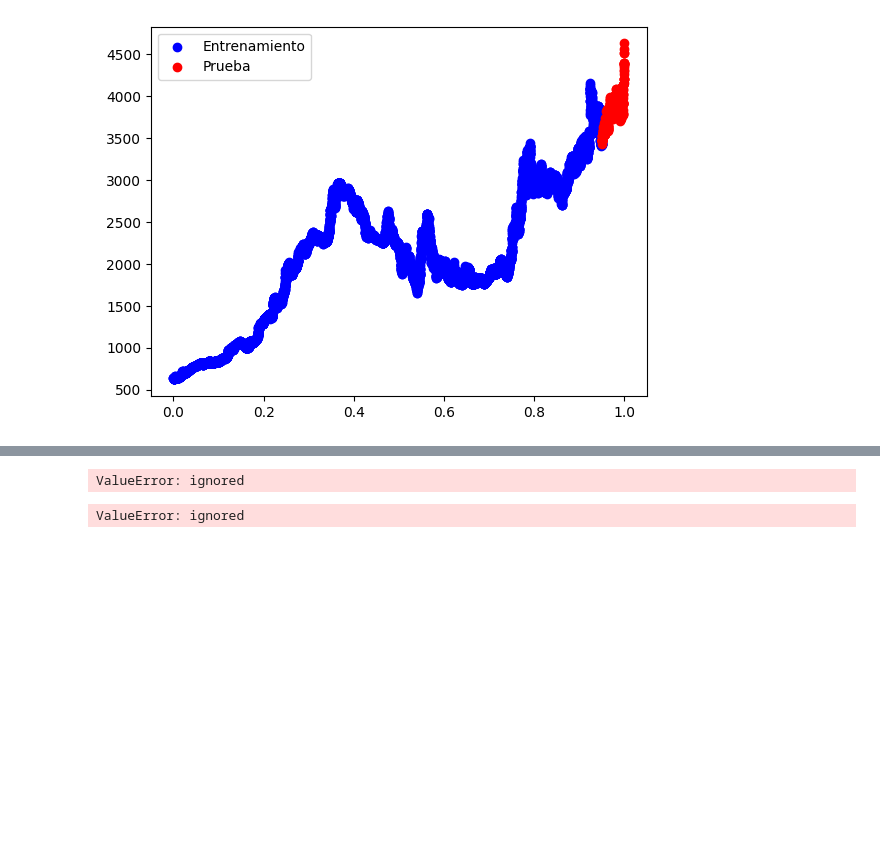
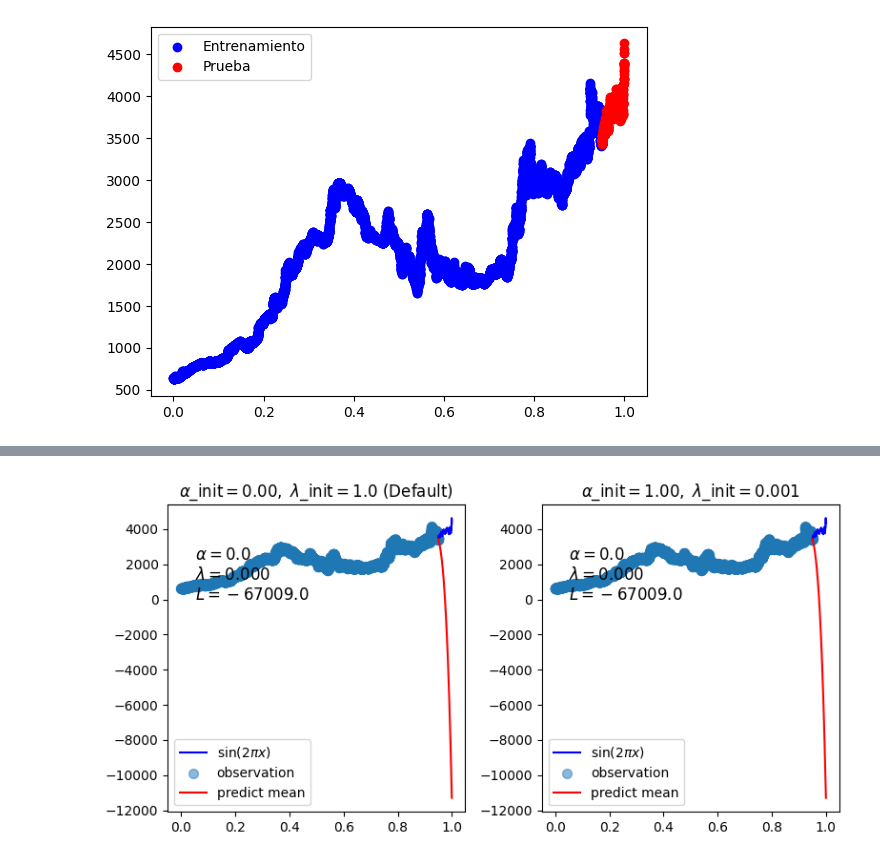
Before and after one commit to cabb1808/ProyectoSenales3, a Jupyter notebook: Proyecto_Final.ipynb, the cells around one changed output, grey strips where cells are left out. Cells and saved outputs as stored; diff of their text form; code cells hidden in the pictures; blank space fills up the shorter version.

```diff
--- a/Proyecto_Final.ipynb
+++ b/Proyecto_Final.ipynb
@@ -143,48 +143,76 @@ plt.plot(X_test,y_pred2)
 # %%
 from sklearn.linear_model import BayesianRidge
-# Aplicar PCA
-pca = PCA(n_components=1)
-X_train= pca.fit_transform(X_train)
 
+
+reg = BayesianRidge(tol=1e-6, fit_intercept=False, compute_score=True)
 n_order = 3
 # X_train = np.vander(X_train, n_order + 1, increasing=True)  #cambiar por phi
 # X_test = np.vander(X_test, n_order + 1, increasing=True)
-reg = BayesianRidge(tol=1e-6, fit_intercept=False, compute_score=True)
-
-import matplotlib.pyplot as plt
 
 fig, axes = plt.subplots(1, 2, figsize=(8, 4))
 for i, ax in enumerate(axes):
     # Bayesian ridge regression with different initial value pairs
     if i == 0:
         init = [1 / np.var(y_train), 1.0]  # Default values
     elif i == 1:
         init = [1.0, 1e-3]
         reg.set_params(alpha_init=init[0], lambda_init=init[1])
-    reg.fit(X_train, y_train)
-    ymean, ystd = reg.predict(X_test, return_std=True)
+    reg.fit(PHI_train, y_train)
 
-    ax.plot(X_test, y_test, color="blue", label="Test Data")
+    ymean, ystd = reg.predict(PHI_test, return_std=True)
+    y_pred_train = reg.predict(PHI_train)
+    y_pred_test = reg.predict(PHI_test)
+
+    ax.plot(X_test, y_test, color="blue", label="sin($2\\pi x$)")
     ax.scatter(X_train, y_train, s=50, alpha=0.5, label="observation")
     ax.plot(X_test, ymean, color="red", label="predict mean")
-    ax.fill_between(
-        X_test, ymean - ystd, ymean + ystd, color="pink", alpha=0.5, label="predict std"
-    )
-    #ax.set_ylim(-1.3, 1.3)
+    # ax.fill_between(X_test, ymean - ystd, ymean + ystd, color="pink", alpha=0.5, label="predict std")
     ax.legend()
     title = "$\\alpha$_init$={:.2f},\\ \\lambda$_init$={}$".format(init[0], init[1])
     if i == 0:
         title += " (Default)"
     ax.set_title(title, fontsize=12)
     text = "$\\alpha={:.1f}$\n$\\lambda={:.3f}$\n$L={:.1f}$".format(
         reg.alpha_, reg.lambda_, reg.scores_[-1]
     )
     ax.text(0.05, -1.0, text, fontsize=12)
 
 plt.tight_layout()
 plt.show()
+
+# fig, axes = plt.subplots(1, 2, figsize=(8, 4))
+# for i, ax in enumerate(axes):
+#     # Bayesian ridge regression with different initial value pairs
+#     if i == 0:
+#         init = [1 / np.var(y_train), 1.0]  # Default values
+#     elif i == 1:
+#         init = [1.0, 1e-3]
+#         reg.set_params(alpha_init=init[0], lambda_init=init[1])
+#     reg.fit(PHI_train, y_train)
+
+#     y_pred_train = reg.predict(PHI_train)
+#     y_pred_test = reg.predict(PHI_test)
+#     # ymean, ystd = reg.predict(X_test, return_std=True)
+
+#     ax.plot(X_test, y_test, color="blue", label="Test Data")
+#     ax.scatter(X_train, y_train, s=50, alpha=0.5, label="observation")
+#     ax.plot(X_test, y_pred_test, color="red", label="predict mean")
+#     #ax.fill_between(X_test, ymean - ystd, ymean + ystd, color="pink", alpha=0.5, label="predict std")
+#     #ax.set_ylim(-1.3, 1.3)
+#     ax.legend()
+#     title = "$\\alpha$_init$={:.2f},\\ \\lambda$_init$={}$".format(init[0], init[1])
+#     if i == 0:
+#         title += " (Default)"
+#     ax.set_title(title, fontsize=12)
+#     text = "$\\alpha={:.1f}$\n$\\lambda={:.3f}$\n$L={:.1f}$".format(
+#         reg.alpha_, reg.lambda_, reg.scores_[-1]
+#     )
+#     ax.text(0.05, -1.0, text, fontsize=12)
+
+# plt.tight_layout()
+# plt.show()
 # %% [output]
-ValueError: ignored
+[figure, added]
 # %%
 def expo_carac(X, K):
     # Extraer caracteristicas exponenciales
@@ -340,8 +368,6 @@ def inferencia_max_vero_carac(Phi, y):
 # Aplicar PCA
 pca = PCA(n_components=1)
 X_train_pca = pca.fit_transform(X_train)
-# %% [output]
-ValueError: ignored
 # %%
 K = 10
 
```
Also changed, not shown: parts of 4 cells of this notebook.
